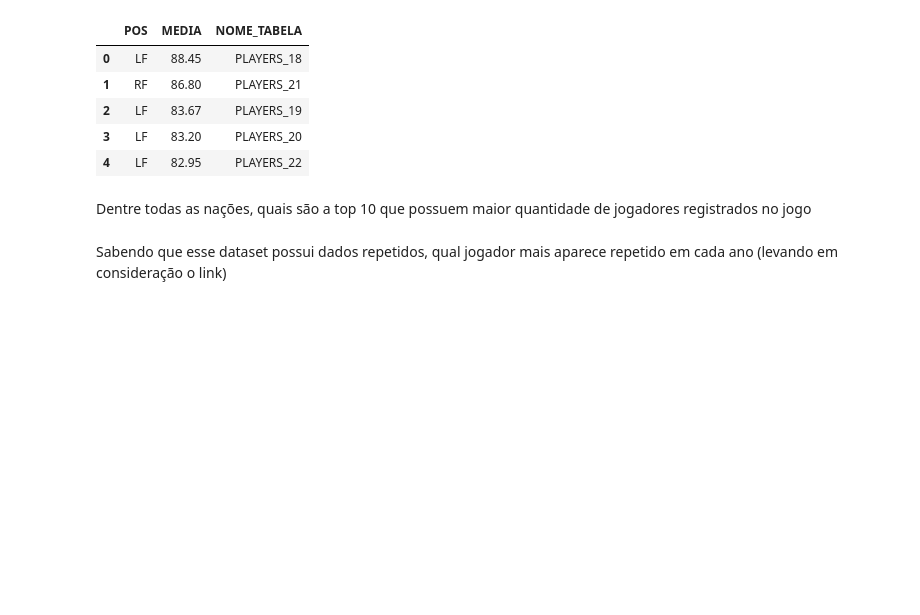
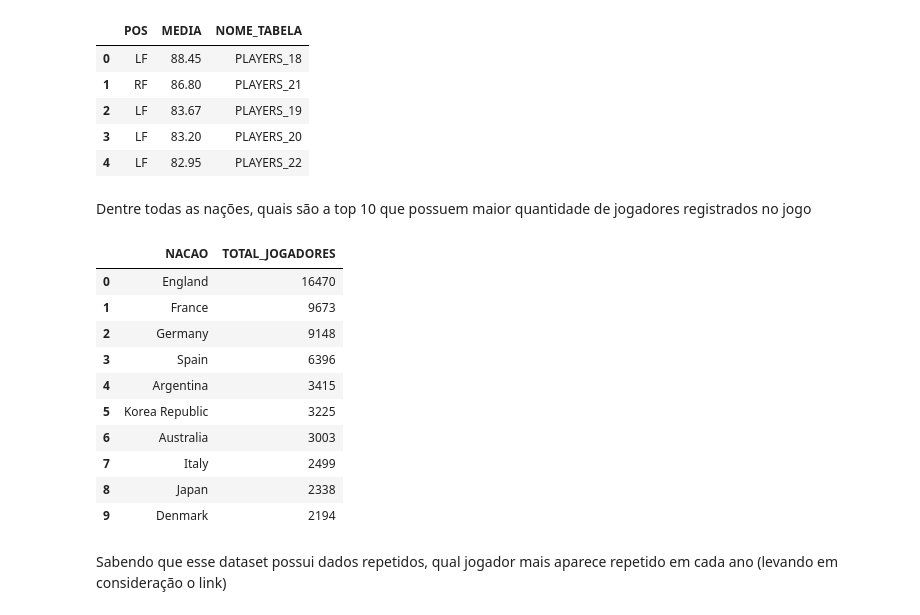
Before and after one commit to uiLLer/FIFAquerying, a Jupyter notebook: main.ipynb, the cells around one changed output. Saved outputs shown, nothing was run; the diff lists cells and outputs as text; code cells hidden in the pictures; blank space fills up the shorter version.

```diff
--- a/main.ipynb
+++ b/main.ipynb
@@ -334,5 +334,34 @@ executeQuery(queryPOScomMaiorRTG)
 | 4 | LF | 82.95 | PLAYERS_22 |
 # %% [markdown]
 Dentre todas as nações, quais são a top 10 que possuem maior quantidade de jogadores registrados no jogo
+# %%
+templateQueryNation = """
+SELECT * FROM (
+SELECT
+NATION,
+COUNT(NAME) CONTAGEM
+FROM FIFA.PLAYERS_18
+GROUP BY NATION
+ORDER BY COUNT(NAME) DESC
+FETCH NEXT 10 ROWS ONLY)
+"""
+
+unionALL = " UNION ALL "
+
+concatNation = [templateQueryNation, unionALL, templateQueryNation.replace('_18', '_19'), unionALL, templateQueryNation.replace('_18', '_20'), unionALL, templateQueryNation.replace('_18', '_21'), unionALL, templateQueryNation.replace('_18', '_22')]
+queryNationMaiorRTG = "SELECT NATION AS NACAO, SUM(CONTAGEM) AS TOTAL_JOGADORES FROM (" + "".join(concatNation) + ") GROUP BY NATION ORDER BY TOTAL_JOGADORES DESC FETCH NEXT 10 ROWS ONLY"
+executeQuery(queryNationMaiorRTG)
+# %% [output]
+|  | NACAO | TOTAL_JOGADORES |
+| 0 | England | 16470 |
+| 1 | France | 9673 |
+| 2 | Germany | 9148 |
+| 3 | Spain | 6396 |
+| 4 | Argentina | 3415 |
+| 5 | Korea Republic | 3225 |
+| 6 | Australia | 3003 |
+| 7 | Italy | 2499 |
+| 8 | Japan | 2338 |
+| 9 | Denmark | 2194 |
 # %% [markdown]
 Sabendo que esse dataset possui dados repetidos, qual jogador mais aparece repetido em cada ano (levando em consideração o link)
```
Also changed, not shown: parts of 2 cells of this notebook.
